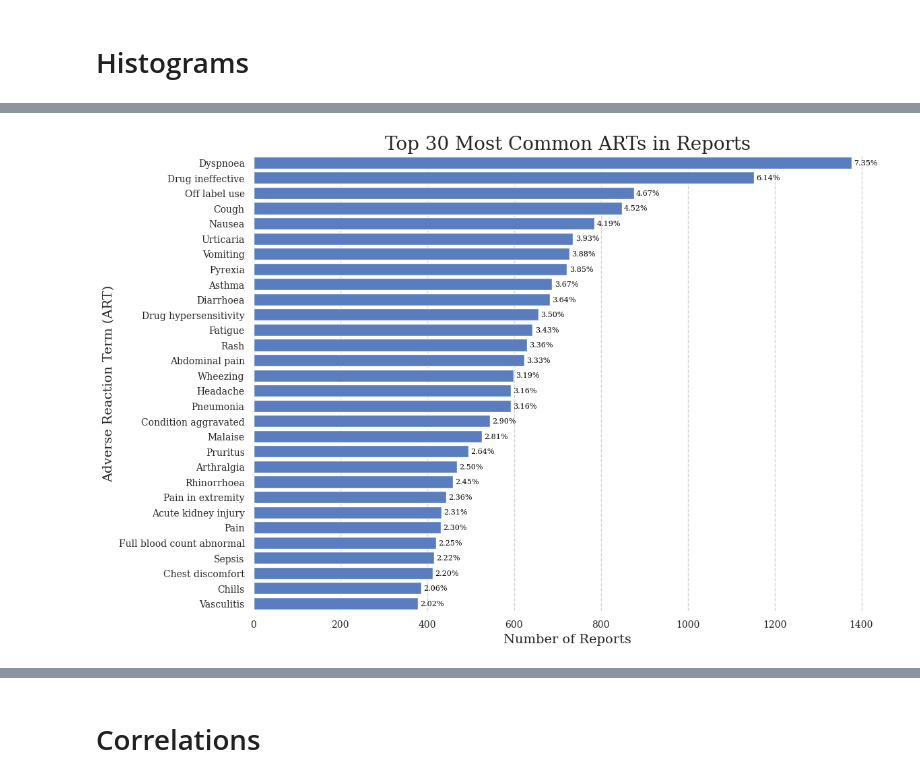
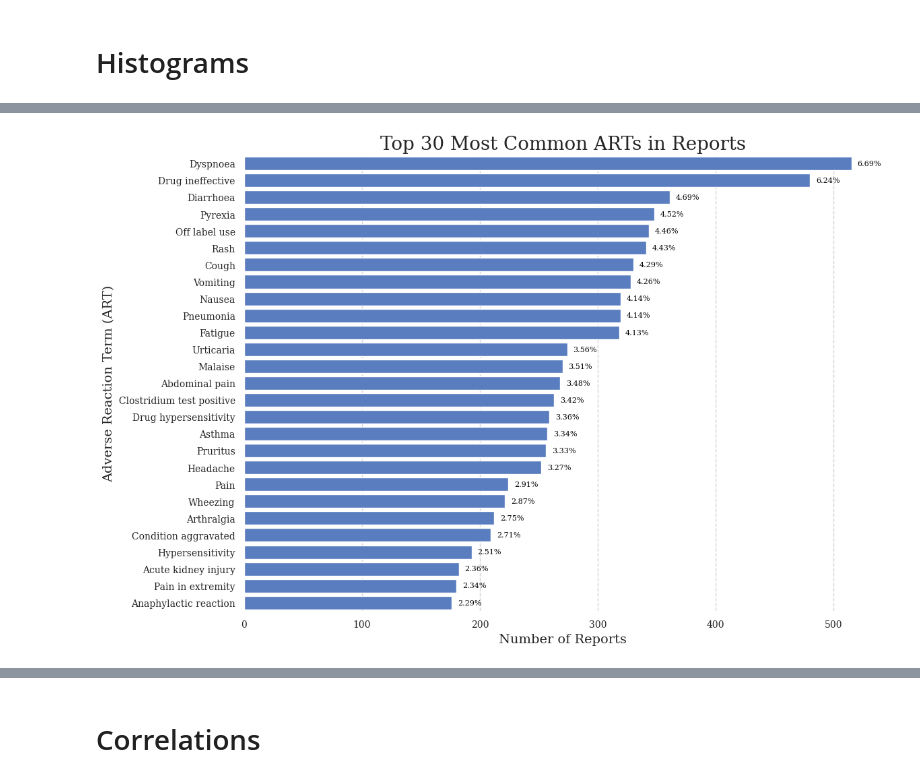
Before and after one commit to nuriaarroyo/Empirical-Bayes-Age-Specific-Risk-and-SOC-Prediction-for-Cephalosporin-ADRs-with-Support-App, a Jupyter notebook: notebooks/020/OHE.ipynb, the cells around one changed output, grey strips where cells are left out. Saved outputs shown, nothing was run; the diff lists cells and outputs as text; code cells hidden in the pictures.

```diff
--- a/notebooks/020/OHE.ipynb
+++ b/notebooks/020/OHE.ipynb
@@ -46,0 +271,22 @@ plt.show()
+# %%
+# plot the most common SOCs (System Organ Classes), TOP 50
+soc_cols = [c for c in soc.columns]
+# remove the REPORT_ID column
+soc_cols.remove("REPORT ID")
+soc_sums = soc.select([pl.col(c).sum().alias(c) for c in soc_cols]).to_dicts()[0]
+soc_sums_sorted = dict(sorted(soc_sums.items(), key=lambda item: item[1], reverse=True)[:27])
+
+plt.figure(figsize=(12, 8))
+sns.barplot(x=list(soc_sums_sorted.values()), y=list(soc_sums_sorted.keys()))
+plt.title("SOCs per Report") #  in Cephalosporin-related Adverse Drug Reactions
+plt.xlabel("Number of Reports")
+plt.ylabel("System Organ Class (SOC)")
+# add percentages
+
+total_reports = sum(soc_sums_sorted.values())
+for i, v in enumerate(soc_sums_sorted.values()):
+    percentage = (v / total_reports) * 100
+    plt.text(v + 5, i, f"{percentage:.2f}%", color='black', va='center', size=8)
+plt.savefig('visualizations/canada/00_01.pdf', bbox_inches='tight')
+plt.tight_layout()
+plt.show()
@@ -47,27 +295,24 @@ plt.show()
 # %%
 # plot the most common SOCs (System Organ Classes), TOP 50
-soc_cols = [c for c in pair_ohe.columns if c.startswith("PT__")]
-soc_sums = pair_ohe.select([pl.col(c).sum().alias(c) for c in soc_cols]).to_dicts()[0]
-soc_sums_sorted = dict(sorted(soc_sums.items(), key=lambda item: item[1], reverse=True)[:30])
-
-# RENAME THE KEYS TO REMOVE THE PREFIX PT__
-soc_sums_sorted = {k.replace("PT__", ""): v for k, v in soc_sums_sorted.items()}
-# Replace the _ with space
-soc_sums_sorted = {k.replace("_", " "): v for k, v in soc_sums_sorted.items()}
+pt_cols = [c for c in pt.columns]
+# remove the REPORT_ID column
+pt_cols.remove("REPORT ID")
+pt_sums = pt.select([pl.col(c).sum().alias(c) for c in pt_cols]).to_dicts()[0]
+pt_sums_sorted = dict(sorted(pt_sums.items(), key=lambda item: item[1], reverse=True)[:27])
 
 plt.figure(figsize=(12, 8))
-sns.barplot(x=list(soc_sums_sorted.values()), y=list(soc_sums_sorted.keys()))
-# PT is Adverse Reaction Term
+sns.barplot(x=list(pt_sums_sorted.values()), y=list(pt_sums_sorted.keys()))
 plt.title("Top 30 Most Common ARTs in Reports")
 plt.xlabel("Number of Reports")
 plt.ylabel("Adverse Reaction Term (ART)")
 # add percentages
-total_reports = sum(soc_sums_sorted.values())
-for i, v in enumerate(soc_sums_sorted.values()):
+
+total_reports = sum(pt_sums_sorted.values())
+for i, v in enumerate(pt_sums_sorted.values()):
     percentage = (v / total_reports) * 100
     plt.text(v + 5, i, f"{percentage:.2f}%", color='black', va='center', size=8)
-plt.savefig('visualizations/canada/pt_distribution_cephalosporins.pdf', bbox_inches='tight')
+plt.savefig('visualizations/canada/00_02.pdf', bbox_inches='tight')
 plt.tight_layout()
 plt.show()
 # %% [output]
-[figure, old version]
+[figure, new version]
```
Also changed, not shown: parts of 29 cells of this notebook, 24 other files.
